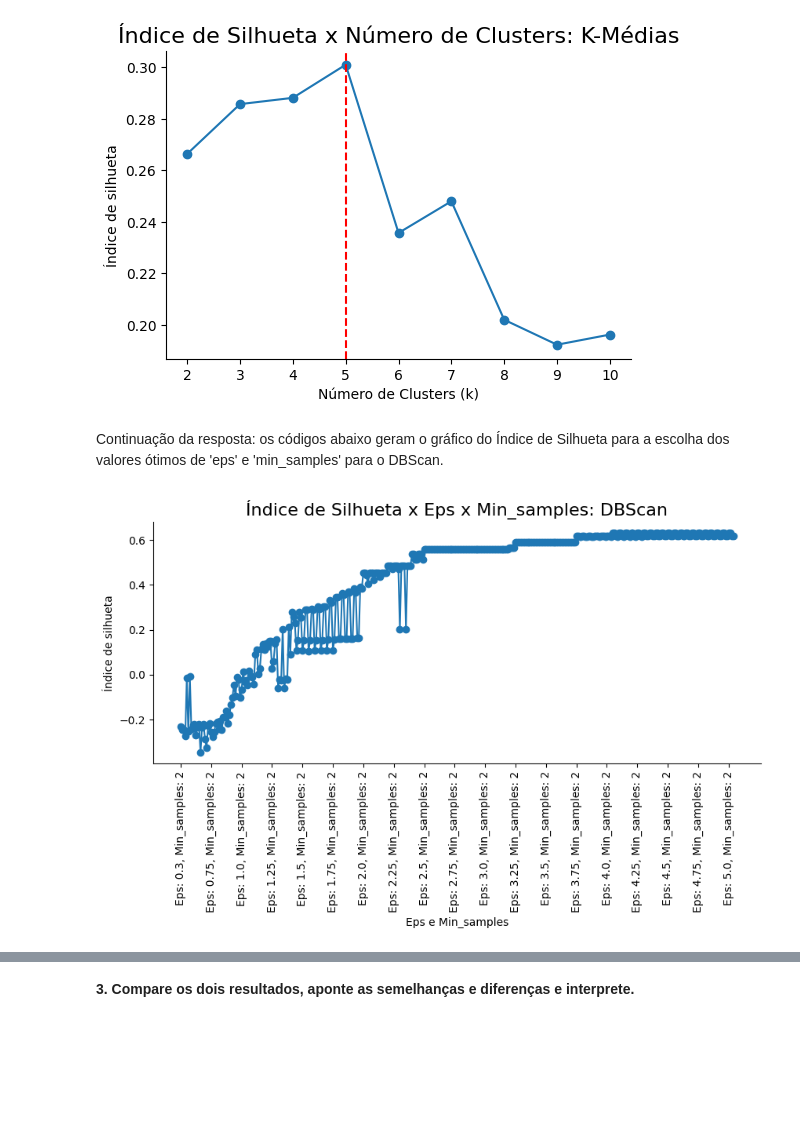
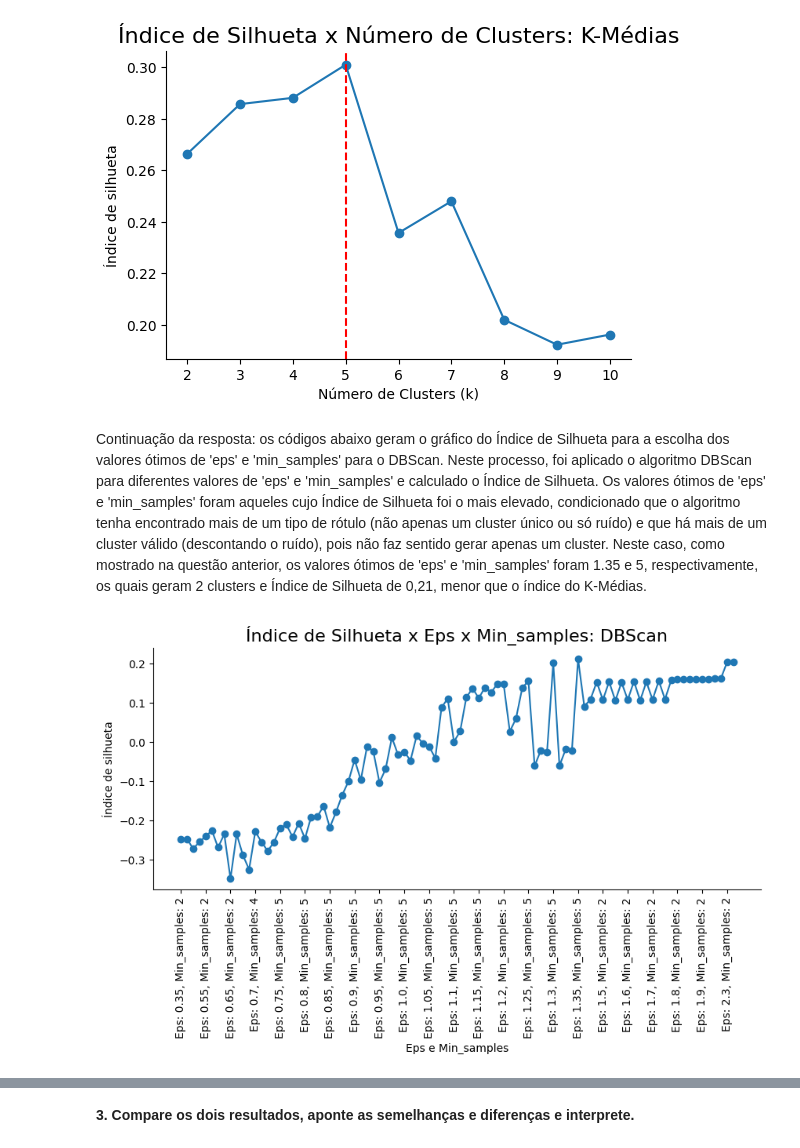
Before and after one commit to kleberga/pd_validacao_clusterizacao, a Jupyter notebook: main.ipynb, the cells around one changed output, grey strips where cells are left out. Drawn from its saved outputs; the diff is of its cells as text; code cells hidden in the pictures; blank space fills up the shorter version.

Commit message:
Versão final para entrega

```diff
--- a/main.ipynb
+++ b/main.ipynb
@@ -350,22 +392,0 @@ for eps in eps_valores:
-# %%
-# importar a biblioteca
-from sklearn.cluster import DBSCAN
-
-# criar uma lista vazia
-silhouette_list_dbscan = []
-
-# aplicar o DBScan para cada eps e min_sample
-for param in parametros:
-
-  eps = param['eps']
-  min_samples = param['min_samples']
-
-  dbscan_model = DBSCAN(eps=eps, min_samples=min_samples).fit(df_scaled)
-  labels = dbscan_model.labels_
-
-  dbscan_model.leaf_size
-
-  if len(set(labels)) > 1:
-    n_clusters = len(set(labels)) - (1 if -1 in labels else 0)
-    score = silhouette_score(df_scaled, labels)
-    silhouette_list_dbscan.append({'eps': eps, 'min_samples': min_samples, 'score': score, 'n_clusters': n_clusters})
@@ -425,32 +410,32 @@ plt.show()
 # %% [output]
 [figure]
 # %% [markdown]
-Continuação da resposta: os códigos abaixo geram o gráfico do Índice de Silhueta para a escolha dos valores ótimos de 'eps' e 'min_samples' para o DBScan.
+Continuação da resposta: os códigos abaixo geram o gráfico do Índice de Silhueta para a escolha dos valores ótimos de 'eps' e 'min_samples' para o DBScan. Neste processo, foi aplicado o algoritmo DBScan para diferentes valores de 'eps' e 'min_samples' e calculado o Índice de Silhueta. Os valores ótimos de 'eps' e 'min_samples' foram aqueles cujo Índice de Silhueta foi o mais elevado, condicionado que o algoritmo tenha encontrado mais de um tipo de rótulo (não apenas um cluster único ou só ruído) e que há mais de um cluster válido (descontando o ruído), pois não faz sentido gerar apenas um cluster. Neste caso, como mostrado na questão anterior, os valores ótimos de 'eps' e 'min_samples' foram 1.35 e 5, respectivamente, os quais geram 2 clusters e Índice de Silhueta de 0,21, menor que o índice do K-Médias.
 # %%
 # filtrar apenas os parametros
 parametros_dbscan = [f'Eps: {round(item["eps"],2)}, Min_samples: {round(item["min_samples"],2)}' for item in silhouette_list_dbscan]
 
 # filtrar apenas os índices de silhueta
 indices_dbscan = [item["score"] for item in silhouette_list_dbscan]
 
 # gerar o gráfico do índice de silhueta do DBScan
 f, ax = plt.subplots(figsize=(10, 4))
 
 ax.plot(parametros_dbscan, indices_dbscan, marker='o')
 
 ax.set_xlabel('Eps e Min_samples')
 ax.set_ylabel('Índice de silhueta')
 ax.set_title('Índice de Silhueta x Eps x Min_samples: DBScan', fontsize=16)
 
 # Mostra apenas a cada 20 observações
-step = 20
+step = 4
 ax.set_xticks(range(0, len(parametros_dbscan), step))
 ax.set_xticklabels(parametros_dbscan[::step], rotation=90)
 
 sns.despine()
 plt.show()
 # %% [output]
-[figure, old version]
+[figure, new version]
 # %% [markdown]
 Continuação da resposta: o Índice de Silhueta avalia a qualidade da clusterização comparando a coesão (quão próximo um ponto está dos outros do mesmo cluster) e a separação (quão distante está dos pontos de clusters diferentes) e varia de -1 a 1. Valores próximos de +1 indicam clusters bem definidos, valores próximos de 0 indicam sobreposição entre clusters e valores negativos sugerem que o ponto foi atribuído ao cluster errado. Ele é calculado da seguinte forma:
 1. Coesão ($a(i)$): calcula-se a distância média entre o ponto $i$ e todos os outros pontos do mesmo cluster. Isso representa o quão bem o ponto está inserido no seu cluster;
```
Also changed, not shown: parts of 39 cells of this notebook.
